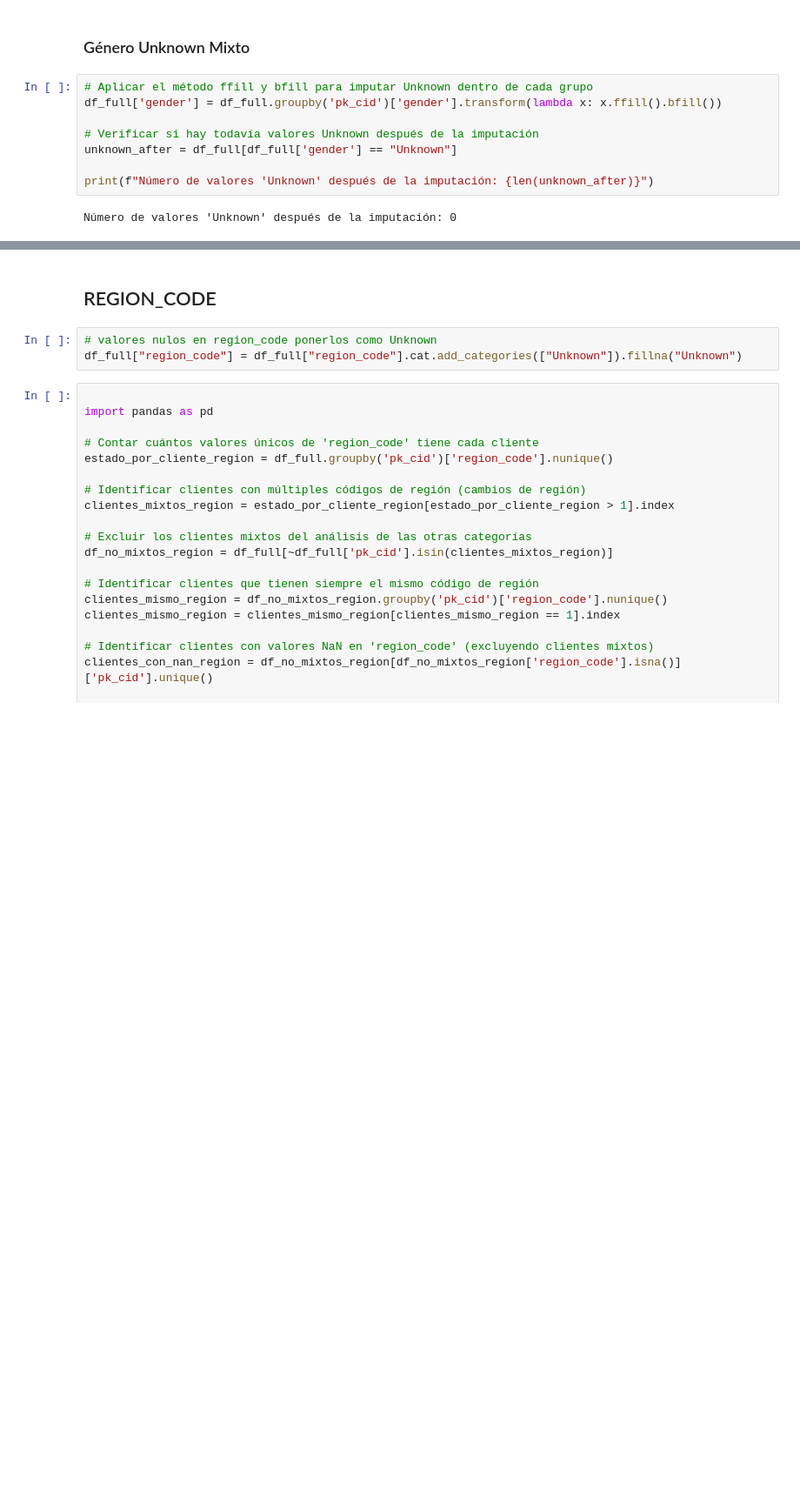
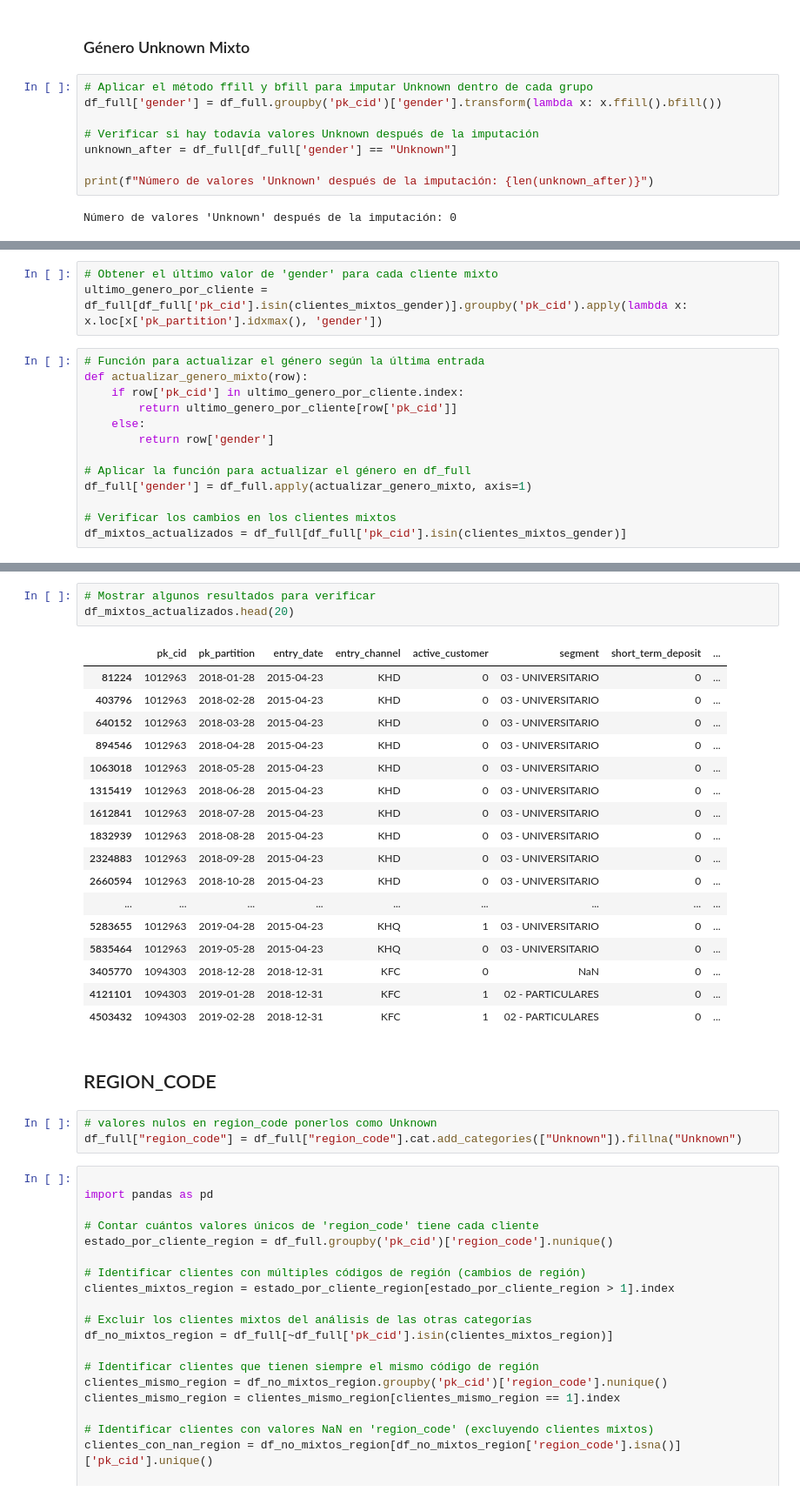
Before and after one commit to jascicz/easy_money_Project, a Jupyter notebook: Tarea_1_Análisis_BI/socio_demografico.ipynb, the cells around one changed output, grey strips where cells are left out. Shown at 87% size. Saved outputs shown, nothing was run; the diff lists cells and outputs as text; blank space fills up the shorter version.

```diff
--- a/Tarea_1_Análisis_BI/socio_demografico.ipynb
+++ b/Tarea_1_Análisis_BI/socio_demografico.ipynb
@@ -640,0 +645,16 @@ Número de valores 'Unknown' después de la imputación: 0
+# %%
+# Obtener el último valor de 'gender' para cada cliente mixto
+ultimo_genero_por_cliente = df_full[df_full['pk_cid'].isin(clientes_mixtos_gender)].groupby('pk_cid').apply(lambda x: x.loc[x['pk_partition'].idxmax(), 'gender'])
+# %%
+# Función para actualizar el género según la última entrada
+def actualizar_genero_mixto(row):
+    if row['pk_cid'] in ultimo_genero_por_cliente.index:
+        return ultimo_genero_por_cliente[row['pk_cid']]
+    else:
+        return row['gender']
+
+# Aplicar la función para actualizar el género en df_full
+df_full['gender'] = df_full.apply(actualizar_genero_mixto, axis=1)
+
+# Verificar los cambios en los clientes mixtos
+df_mixtos_actualizados = df_full[df_full['pk_cid'].isin(clientes_mixtos_gender)]
@@ -641,3 +673,24 @@ Número de valores 'Unknown' después de la imputación: 0
+# %%
+# Mostrar algunos resultados para verificar
+df_mixtos_actualizados.head(20)
+# %% [output]
+|  | pk_cid | pk_partition | entry_date | entry_channel | active_customer | segment | short_term_deposit | ... |
+| 81224 | 1012963 | 2018-01-28 | 2015-04-23 | KHD | 0 | 03 - UNIVERSITARIO | 0 | ... |
+| 403796 | 1012963 | 2018-02-28 | 2015-04-23 | KHD | 0 | 03 - UNIVERSITARIO | 0 | ... |
+| 640152 | 1012963 | 2018-03-28 | 2015-04-23 | KHD | 0 | 03 - UNIVERSITARIO | 0 | ... |
+| 894546 | 1012963 | 2018-04-28 | 2015-04-23 | KHD | 0 | 03 - UNIVERSITARIO | 0 | ... |
+| 1063018 | 1012963 | 2018-05-28 | 2015-04-23 | KHD | 0 | 03 - UNIVERSITARIO | 0 | ... |
+| 1315419 | 1012963 | 2018-06-28 | 2015-04-23 | KHD | 0 | 03 - UNIVERSITARIO | 0 | ... |
+| 1612841 | 1012963 | 2018-07-28 | 2015-04-23 | KHD | 0 | 03 - UNIVERSITARIO | 0 | ... |
+| 1832939 | 1012963 | 2018-08-28 | 2015-04-23 | KHD | 0 | 03 - UNIVERSITARIO | 0 | ... |
+| 2324883 | 1012963 | 2018-09-28 | 2015-04-23 | KHD | 0 | 03 - UNIVERSITARIO | 0 | ... |
+| 2660594 | 1012963 | 2018-10-28 | 2015-04-23 | KHD | 0 | 03 - UNIVERSITARIO | 0 | ... |
+| ... | ... | ... | ... | ... | ... | ... | ... | ... |
+| 5283655 | 1012963 | 2019-04-28 | 2015-04-23 | KHQ | 1 | 03 - UNIVERSITARIO | 0 | ... |
+| 5835464 | 1012963 | 2019-05-28 | 2015-04-23 | KHQ | 0 | 03 - UNIVERSITARIO | 0 | ... |
+| 3405770 | 1094303 | 2018-12-28 | 2018-12-31 | KFC | 0 | NaN | 0 | ... |
+| 4121101 | 1094303 | 2019-01-28 | 2018-12-31 | KFC | 1 | 02 - PARTICULARES | 0 | ... |
+| 4503432 | 1094303 | 2019-02-28 | 2018-12-31 | KFC | 1 | 02 - PARTICULARES | 0 | ... |
 # %% [markdown]
 ## REGION_CODE
 # %%
```
Also changed, not shown: parts of 4 cells of this notebook.
